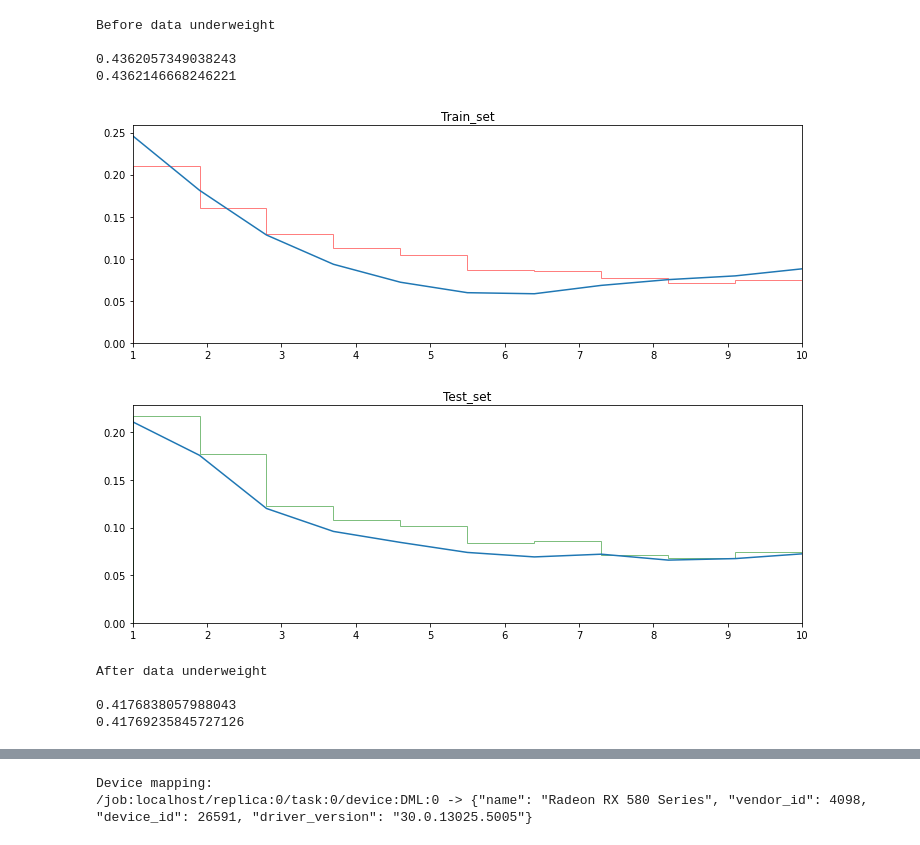
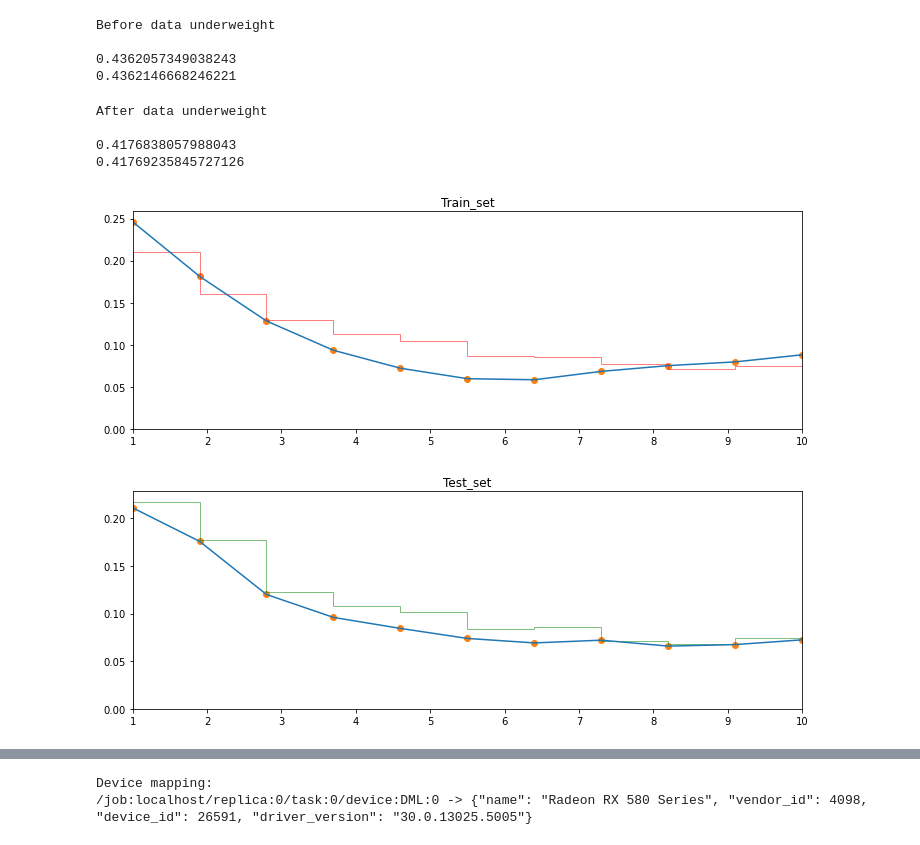
Before and after one commit to mavismmg/house-number-detection-with-cnn, a Jupyter notebook: CNN-SVHN-Number-detection.ipynb, the cells around one changed output, grey strips where cells are left out. Saved outputs shown, nothing was run; the diff lists cells and outputs as text; code cells hidden in the pictures.

```diff
--- a/CNN-SVHN-Number-detection.ipynb
+++ b/CNN-SVHN-Number-detection.ipynb
@@ -95,23 +96,32 @@ Before data underweight
 
 0.4362057349038243
 0.4362146668246221
+# %%
+print('After data underweight\n')
+skewness_check(y_train)
+# %% [output]
+After data underweight
+
+0.4176838057988043
+0.41769235845727126
 # %%
 def distribution_view(rows, columns, label_values, bins, name, color, alpha):
     fig, ax = plt.subplots(1, 1, sharex=True, figsize=(rows * 3, columns))
     density = gaussian_kde(label_values)
     n, x, _ = ax.hist(label_values, bins=bins, color=color, alpha=alpha, density=True, histtype=u'step')
     plt.plot(x, density(x))
+    plt.scatter(x, density(x))
 
     ax.set_title('Train_set', fontsize=12) if name == 'y_train' else ax.set_title('Test_set', fontsize=12)
     ax.set_xlim(1, 10)
 
     plt.show()
 
 distribution_view(4, 4, y_train, 10, 'y_train', 'red', 0.5)
 distribution_view(4, 4, y_test, 10, 'y_test', 'green', 0.5)
 # %% [output]
-[figure, old version]
+[figure, new version]
-[figure, old version]
+[figure, new version]
 # %%
 def data_underweight(label_values):
     # Deleting the values == 10 from output_values -> make it skew positive.
@@ -121,14 +131,6 @@ def data_underweight(label_values):
 
 y_train = data_underweight(y_train)
 y_test = data_underweight(y_test)
-# %%
-print('After data underweight\n')
-skewness_check(y_train)
-# %% [output]
-After data underweight
-
-0.4176838057988043
-0.41769235845727126
 # %%
 distribution_view(4, 4, y_train, 10, 'y_train', 'red', 0.5)
 distribution_view(4, 4, y_test, 10, 'y_test', 'green', 0.5)
```
Also changed, not shown: parts of 18 cells of this notebook.
